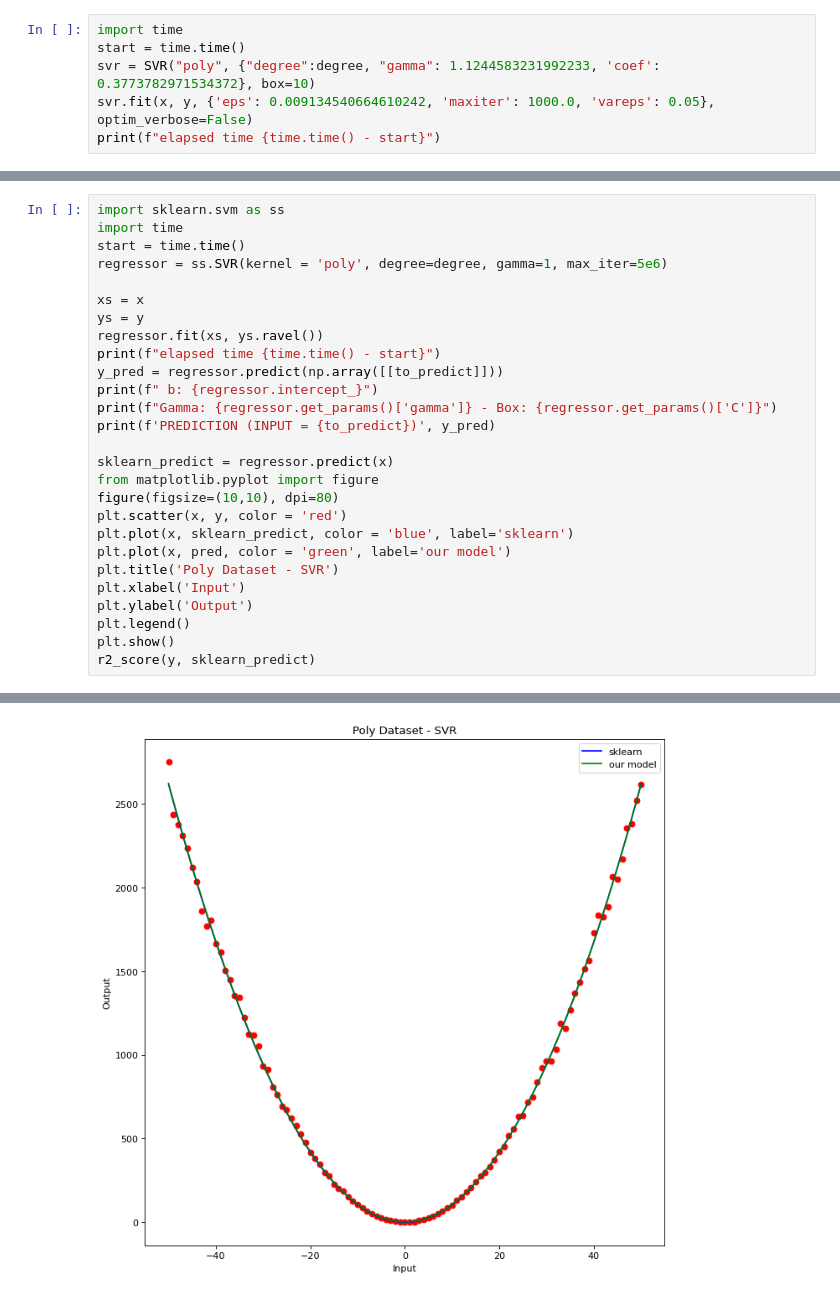
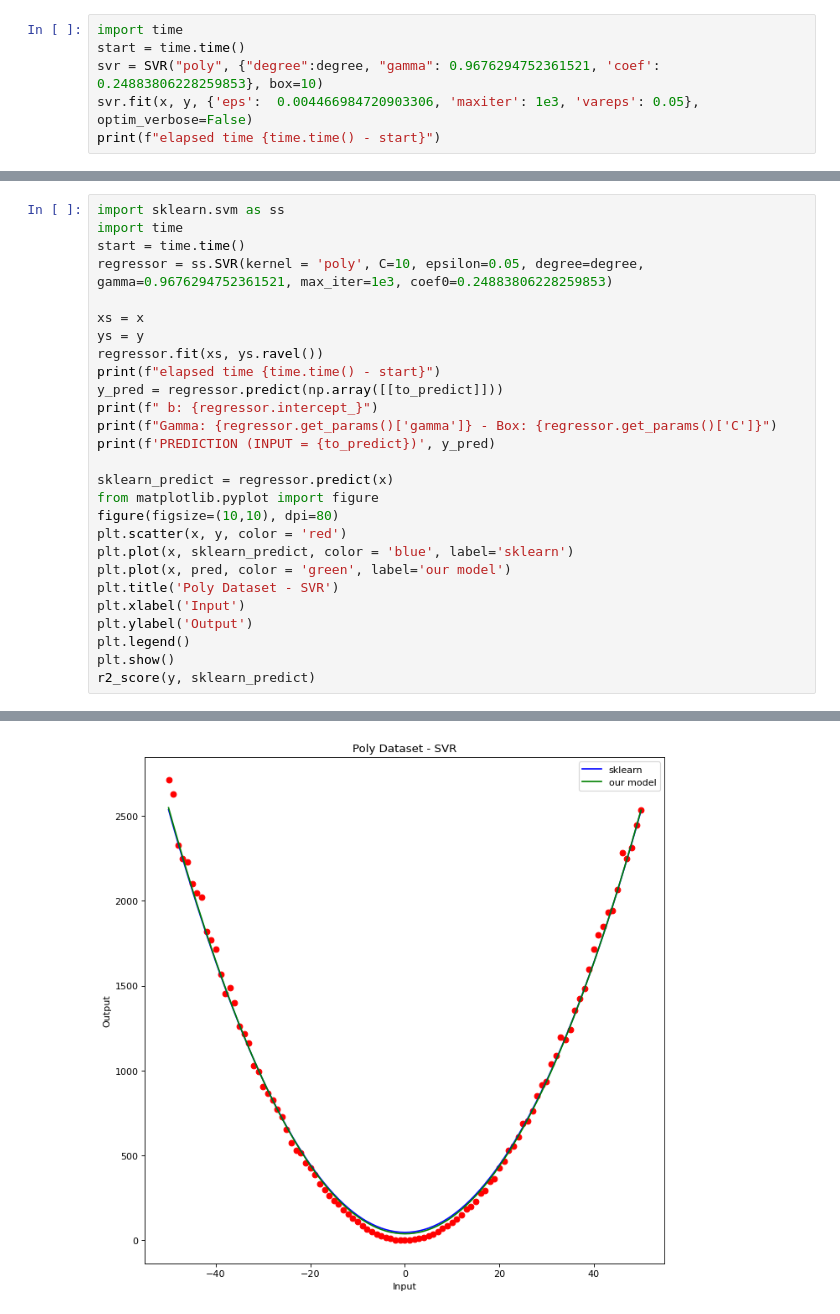
Before and after one commit to EliaPiccoli/ML-CM-Project, a Jupyter notebook: cm_scripts/prova_poly.ipynb, the cells around one changed output, grey strips where cells are left out. Drawn from its saved outputs; the diff is of its cells as text.

```diff
--- a/cm_scripts/prova_poly.ipynb
+++ b/cm_scripts/prova_poly.ipynb
@@ -79,7 +113,7 @@ V LOSS: [31869.29043599]
 # %%
 import time
 start = time.time()
-svr = SVR("poly", {"degree":degree, "gamma": 1.1244583231992233, 'coef': 0.3773782971534372}, box=10)
-svr.fit(x, y, {'eps': 0.009134540664610242, 'maxiter': 1000.0, 'vareps': 0.05}, optim_verbose=False)
+svr = SVR("poly", {"degree":degree, "gamma": 0.9676294752361521, 'coef': 0.24883806228259853}, box=10)
+svr.fit(x, y, {'eps':  0.004466984720903306, 'maxiter': 1e3, 'vareps': 0.05}, optim_verbose=False)
 print(f"elapsed time {time.time() - start}")
 # %% [output]
@@ -110,7 +145,7 @@ LOSS: [87596.44286493]
 import sklearn.svm as ss
 import time
 start = time.time()
-regressor = ss.SVR(kernel = 'poly', degree=degree, gamma=1, max_iter=5e6)
+regressor = ss.SVR(kernel = 'poly', C=10, epsilon=0.05, degree=degree, gamma=0.9676294752361521, max_iter=1e3, coef0=0.24883806228259853)
 
 xs = x
 ys = y
@@ -141 +176 @@ PREDICTION (INPUT = 12) [151.46611661]
-[figure, old version]
+[figure, new version]
```
Also changed, not shown: parts of 12 cells of this notebook, 3 other files.
